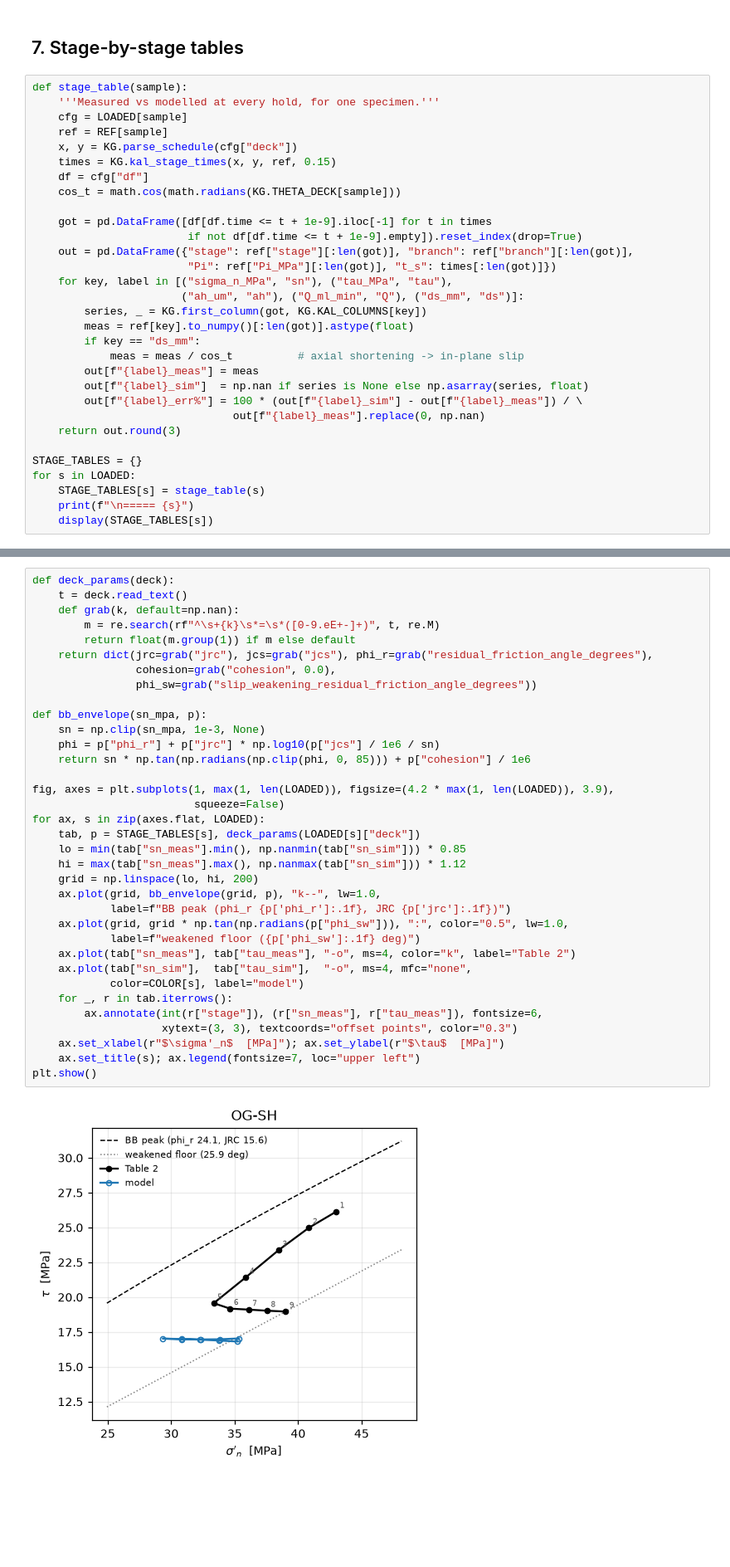
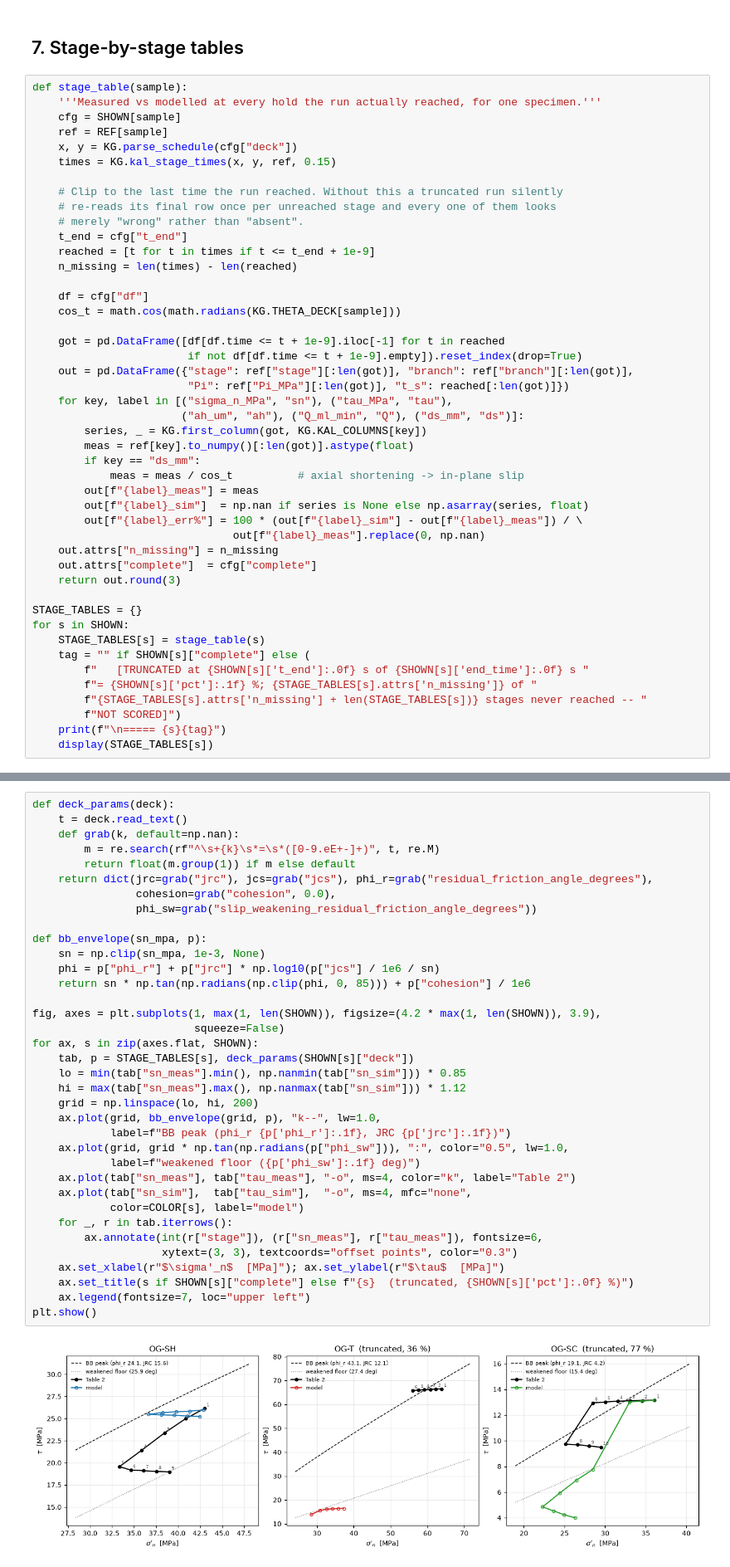
Before and after one commit to saeedvdi/orca_4.0, a Jupyter notebook: Examples/Kalantar2025/Kalantar2025_table2_validation.ipynb, the cells around one changed output, grey strips where cells are left out. Shown at 83% size. Cells and saved outputs as stored; diff of their text form; blank space fills up the shorter version.

```diff
--- a/Examples/Kalantar2025/Kalantar2025_table2_validation.ipynb
+++ b/Examples/Kalantar2025/Kalantar2025_table2_validation.ipynb
@@ -311,18 +325,26 @@ Reproducibility floor is 0.1 pp of mean nRMSE -- do not rank runs inside it.
 ## 7. Stage-by-stage tables
 # %%
 def stage_table(sample):
-    '''Measured vs modelled at every hold, for one specimen.'''
-    cfg = LOADED[sample]
+    '''Measured vs modelled at every hold the run actually reached, for one specimen.'''
+    cfg = SHOWN[sample]
     ref = REF[sample]
     x, y = KG.parse_schedule(cfg["deck"])
     times = KG.kal_stage_times(x, y, ref, 0.15)
+
+    # Clip to the last time the run reached. Without this a truncated run silently
+    # re-reads its final row once per unreached stage and every one of them looks
+    # merely "wrong" rather than "absent".
+    t_end = cfg["t_end"]
+    reached = [t for t in times if t <= t_end + 1e-9]
+    n_missing = len(times) - len(reached)
+
     df = cfg["df"]
     cos_t = math.cos(math.radians(KG.THETA_DECK[sample]))
 
-    got = pd.DataFrame([df[df.time <= t + 1e-9].iloc[-1] for t in times
+    got = pd.DataFrame([df[df.time <= t + 1e-9].iloc[-1] for t in reached
                         if not df[df.time <= t + 1e-9].empty]).reset_index(drop=True)
     out = pd.DataFrame({"stage": ref["stage"][:len(got)], "branch": ref["branch"][:len(got)],
-                        "Pi": ref["Pi_MPa"][:len(got)], "t_s": times[:len(got)]})
+                        "Pi": ref["Pi_MPa"][:len(got)], "t_s": reached[:len(got)]})
     for key, label in [("sigma_n_MPa", "sn"), ("tau_MPa", "tau"),
                        ("ah_um", "ah"), ("Q_ml_min", "Q"), ("ds_mm", "ds")]:
         series, _ = KG.first_column(got, KG.KAL_COLUMNS[key])
@@ -333,12 +355,19 @@ def stage_table(sample):
         out[f"{label}_sim"]  = np.nan if series is None else np.asarray(series, float)
         out[f"{label}_err%"] = 100 * (out[f"{label}_sim"] - out[f"{label}_meas"]) / \
                                out[f"{label}_meas"].replace(0, np.nan)
+    out.attrs["n_missing"] = n_missing
+    out.attrs["complete"]  = cfg["complete"]
     return out.round(3)
 
 STAGE_TABLES = {}
-for s in LOADED:
+for s in SHOWN:
     STAGE_TABLES[s] = stage_table(s)
-    print(f"\n===== {s}")
+    tag = "" if SHOWN[s]["complete"] else (
+        f"   [TRUNCATED at {SHOWN[s]['t_end']:.0f} s of {SHOWN[s]['end_time']:.0f} s "
+        f"= {SHOWN[s]['pct']:.1f} %; {STAGE_TABLES[s].attrs['n_missing']} of "
+        f"{STAGE_TABLES[s].attrs['n_missing'] + len(STAGE_TABLES[s])} stages never reached -- "
+        f"NOT SCORED]")
+    print(f"\n===== {s}{tag}")
     display(STAGE_TABLES[s])
 # %% [output]
 ===== OG-SH
@@ -417,38 +476,39 @@ def deck_params(deck):
     t = deck.read_text()
     def grab(k, default=np.nan):
         m = re.search(rf"^\s+{k}\s*=\s*([0-9.eE+-]+)", t, re.M)
         return float(m.group(1)) if m else default
     return dict(jrc=grab("jrc"), jcs=grab("jcs"), phi_r=grab("residual_friction_angle_degrees"),
                 cohesion=grab("cohesion", 0.0),
                 phi_sw=grab("slip_weakening_residual_friction_angle_degrees"))
 
 def bb_envelope(sn_mpa, p):
     sn = np.clip(sn_mpa, 1e-3, None)
     phi = p["phi_r"] + p["jrc"] * np.log10(p["jcs"] / 1e6 / sn)
     return sn * np.tan(np.radians(np.clip(phi, 0, 85))) + p["cohesion"] / 1e6
 
-fig, axes = plt.subplots(1, max(1, len(LOADED)), figsize=(4.2 * max(1, len(LOADED)), 3.9),
+fig, axes = plt.subplots(1, max(1, len(SHOWN)), figsize=(4.2 * max(1, len(SHOWN)), 3.9),
                          squeeze=False)
-for ax, s in zip(axes.flat, LOADED):
-    tab, p = STAGE_TABLES[s], deck_params(LOADED[s]["deck"])
+for ax, s in zip(axes.flat, SHOWN):
+    tab, p = STAGE_TABLES[s], deck_params(SHOWN[s]["deck"])
     lo = min(tab["sn_meas"].min(), np.nanmin(tab["sn_sim"])) * 0.85
     hi = max(tab["sn_meas"].max(), np.nanmax(tab["sn_sim"])) * 1.12
     grid = np.linspace(lo, hi, 200)
     ax.plot(grid, bb_envelope(grid, p), "k--", lw=1.0,
             label=f"BB peak (phi_r {p['phi_r']:.1f}, JRC {p['jrc']:.1f})")
     ax.plot(grid, grid * np.tan(np.radians(p["phi_sw"])), ":", color="0.5", lw=1.0,
             label=f"weakened floor ({p['phi_sw']:.1f} deg)")
     ax.plot(tab["sn_meas"], tab["tau_meas"], "-o", ms=4, color="k", label="Table 2")
     ax.plot(tab["sn_sim"],  tab["tau_sim"],  "-o", ms=4, mfc="none",
             color=COLOR[s], label="model")
     for _, r in tab.iterrows():
         ax.annotate(int(r["stage"]), (r["sn_meas"], r["tau_meas"]), fontsize=6,
                     xytext=(3, 3), textcoords="offset points", color="0.3")
     ax.set_xlabel(r"$\sigma'_n$  [MPa]"); ax.set_ylabel(r"$\tau$  [MPa]")
-    ax.set_title(s); ax.legend(fontsize=7, loc="upper left")
+    ax.set_title(s if SHOWN[s]["complete"] else f"{s}  (truncated, {SHOWN[s]['pct']:.0f} %)")
+    ax.legend(fontsize=7, loc="upper left")
 plt.show()
 # %% [output]
-[figure, old version]
+[figure, new version]
 # %% [markdown]
 ## 10. Aperture response
 
```
Also changed, not shown: parts of 6 cells of this notebook, 11 other files.
